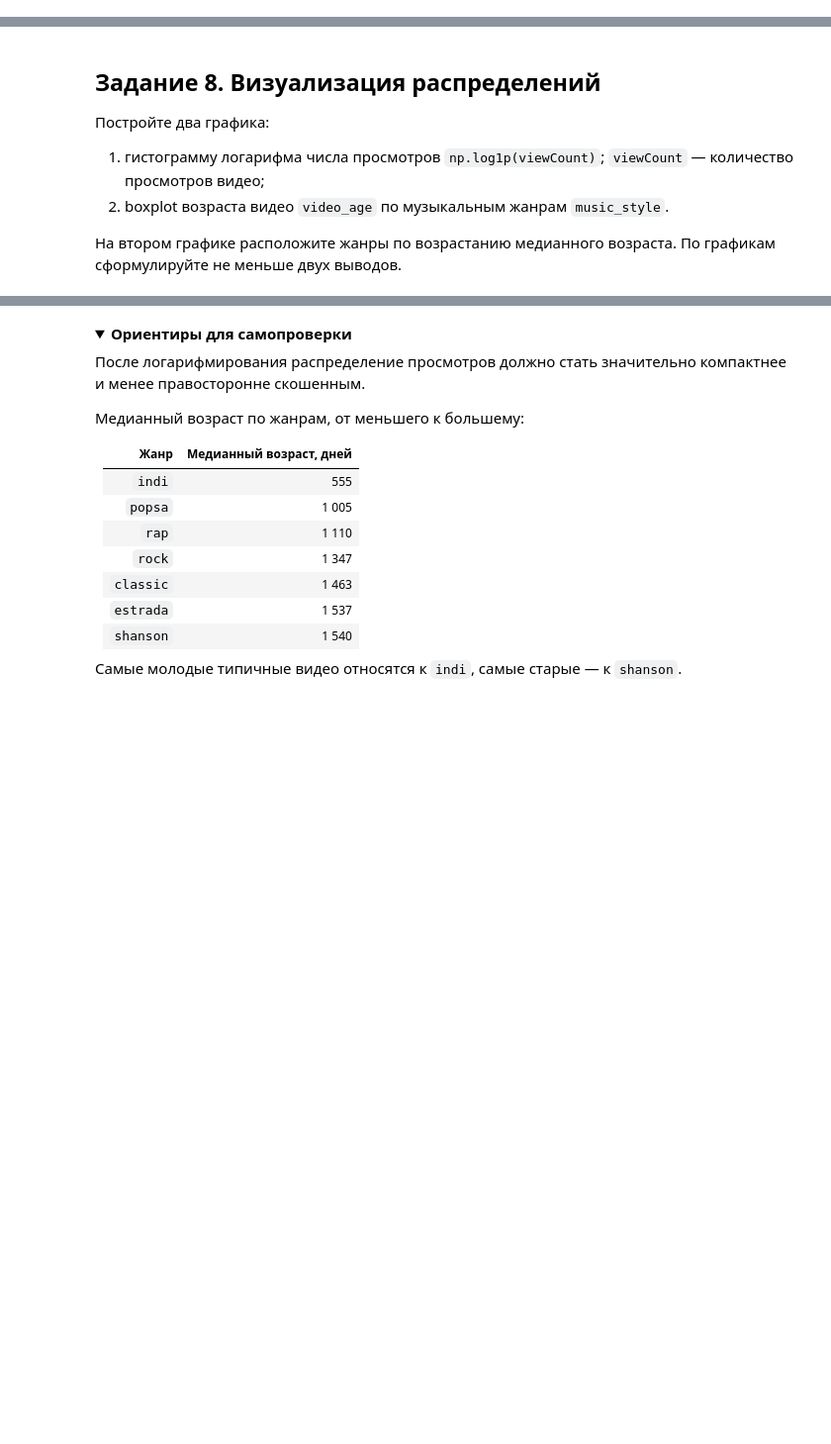
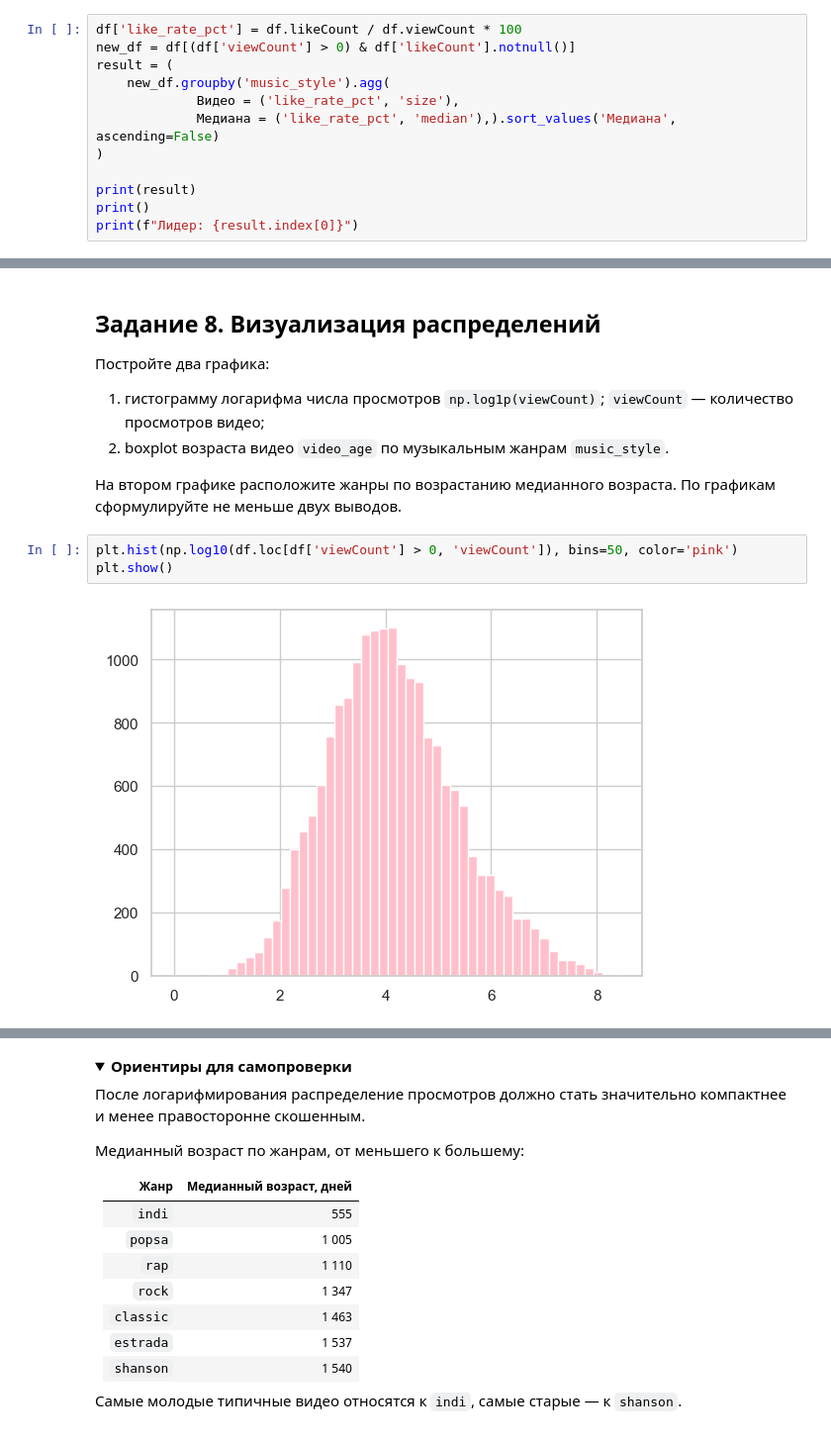
Before and after one commit to tlum1/hw_asya, a Jupyter notebook: matstat/week01_homework.ipynb, the cells around one changed output, grey strips where cells are left out. Shown at 99% size. Drawn from its saved outputs; the diff is of its cells as text; folded sections open; blank space fills up the shorter version.

```diff
--- a/matstat/week01_homework.ipynb
+++ b/matstat/week01_homework.ipynb
@@ -203,3 +323,15 @@ df.head()
 Создайте показатель `like_rate_pct`: количество лайков (`likeCount`), делённое на количество просмотров (`viewCount`) и умноженное на 100%. Используйте только строки, в которых число просмотров положительно, а число лайков известно.
 
 Для каждого музыкального жанра (`music_style`) найдите число подходящих видео и медиану нового показателя. Отсортируйте жанры по медиане от большего к меньшему и назовите жанр-лидер.
+# %%
+df['like_rate_pct'] = df.likeCount / df.viewCount * 100
+new_df = df[(df['viewCount'] > 0) & df['likeCount'].notnull()]
+result = (
+    new_df.groupby('music_style').agg(
+             Видео = ('like_rate_pct', 'size'),
+             Медиана = ('like_rate_pct', 'median'),).sort_values('Медиана', ascending=False)
+)
+
+print(result)
+print()
+print(f"Лидер: {result.index[0]}")
@@ -229,3 +373,8 @@ df.head()
 2. boxplot возраста видео `video_age` по музыкальным жанрам `music_style`.
 
 На втором графике расположите жанры по возрастанию медианного возраста. По графикам сформулируйте не меньше двух выводов.
+# %%
+plt.hist(np.log10(df.loc[df['viewCount'] > 0, 'viewCount']), bins=50, color='pink')
+plt.show()
+# %% [output]
+[figure, added]
```
Also changed, not shown: parts of 10 cells of this notebook.
